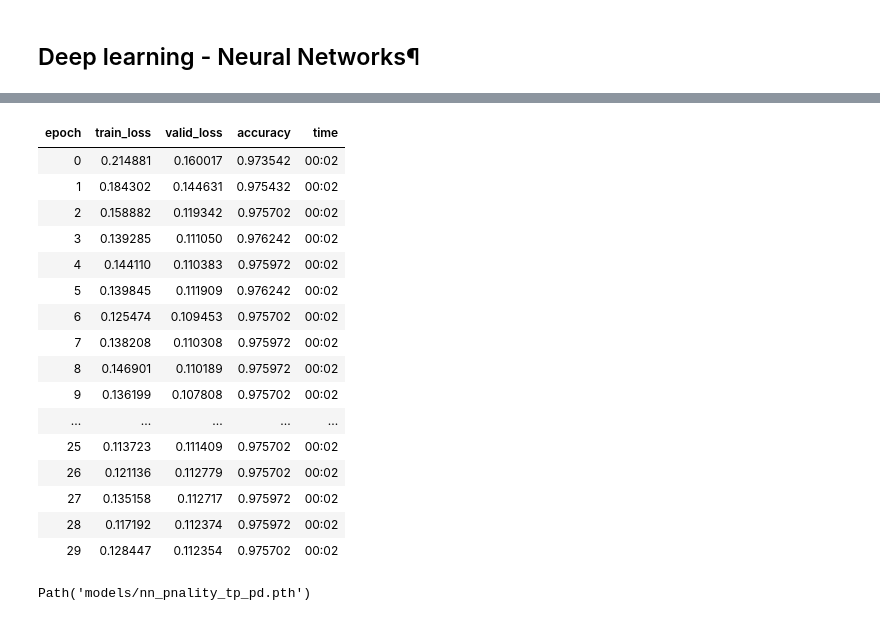
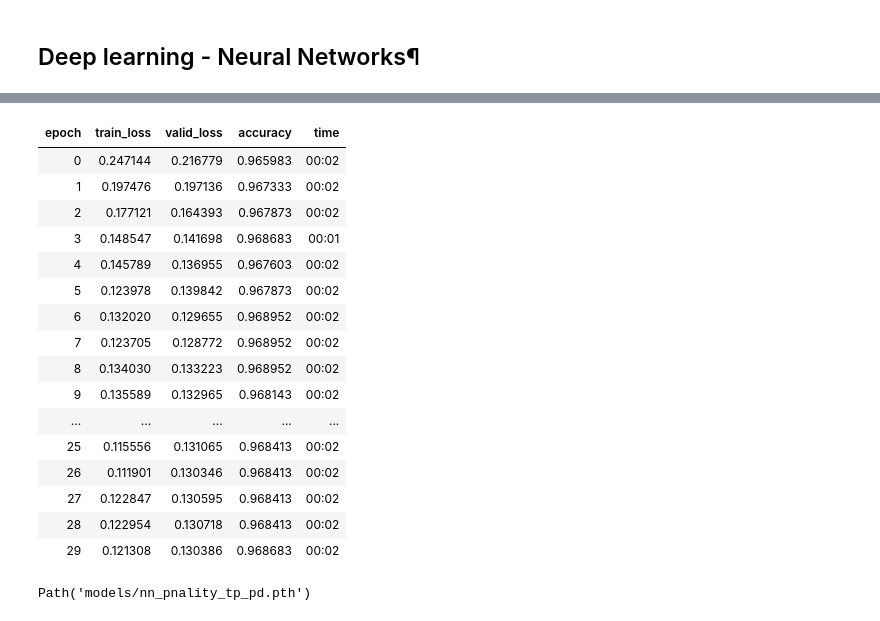
Before and after one commit to rubanzasilva/ps_s5_e7, a Jupyter notebook: s5e7-fastai-gmbs.ipynb, the cells around one changed output, grey strips where cells are left out. Cells and saved outputs as stored; diff of their text form; code cells hidden in the pictures.

```diff
--- a/s5e7-fastai-gmbs.ipynb
+++ b/s5e7-fastai-gmbs.ipynb
@@ -314,23 +314,23 @@ SuggestedLRs(valley=0.0012022644514217973)
 # %%
-learn.fit_one_cycle(30, 2.089e-3)
+learn.fit_one_cycle(30, 1.089e-3)
 # %% [output]
 | epoch | train_loss | valid_loss | accuracy | time |
-| 0 | 0.214881 | 0.160017 | 0.973542 | 00:02 |
-| 1 | 0.184302 | 0.144631 | 0.975432 | 00:02 |
-| 2 | 0.158882 | 0.119342 | 0.975702 | 00:02 |
-| 3 | 0.139285 | 0.111050 | 0.976242 | 00:02 |
-| 4 | 0.144110 | 0.110383 | 0.975972 | 00:02 |
-| 5 | 0.139845 | 0.111909 | 0.976242 | 00:02 |
-| 6 | 0.125474 | 0.109453 | 0.975702 | 00:02 |
-| 7 | 0.138208 | 0.110308 | 0.975972 | 00:02 |
-| 8 | 0.146901 | 0.110189 | 0.975972 | 00:02 |
-| 9 | 0.136199 | 0.107808 | 0.975702 | 00:02 |
+| 0 | 0.247144 | 0.216779 | 0.965983 | 00:02 |
+| 1 | 0.197476 | 0.197136 | 0.967333 | 00:02 |
+| 2 | 0.177121 | 0.164393 | 0.967873 | 00:02 |
+| 3 | 0.148547 | 0.141698 | 0.968683 | 00:01 |
+| 4 | 0.145789 | 0.136955 | 0.967603 | 00:02 |
+| 5 | 0.123978 | 0.139842 | 0.967873 | 00:02 |
+| 6 | 0.132020 | 0.129655 | 0.968952 | 00:02 |
+| 7 | 0.123705 | 0.128772 | 0.968952 | 00:02 |
+| 8 | 0.134030 | 0.133223 | 0.968952 | 00:02 |
+| 9 | 0.135589 | 0.132965 | 0.968143 | 00:02 |
 | ... | ... | ... | ... | ... |
-| 25 | 0.113723 | 0.111409 | 0.975702 | 00:02 |
-| 26 | 0.121136 | 0.112779 | 0.975702 | 00:02 |
-| 27 | 0.135158 | 0.112717 | 0.975972 | 00:02 |
-| 28 | 0.117192 | 0.112374 | 0.975972 | 00:02 |
-| 29 | 0.128447 | 0.112354 | 0.975702 | 00:02 |
+| 25 | 0.115556 | 0.131065 | 0.968413 | 00:02 |
+| 26 | 0.111901 | 0.130346 | 0.968413 | 00:02 |
+| 27 | 0.122847 | 0.130595 | 0.968413 | 00:02 |
+| 28 | 0.122954 | 0.130718 | 0.968413 | 00:02 |
+| 29 | 0.121308 | 0.130386 | 0.968683 | 00:02 |
 # %%
 dl = test_dl
 # %%
```
Also changed, not shown: parts of 34 cells of this notebook.
